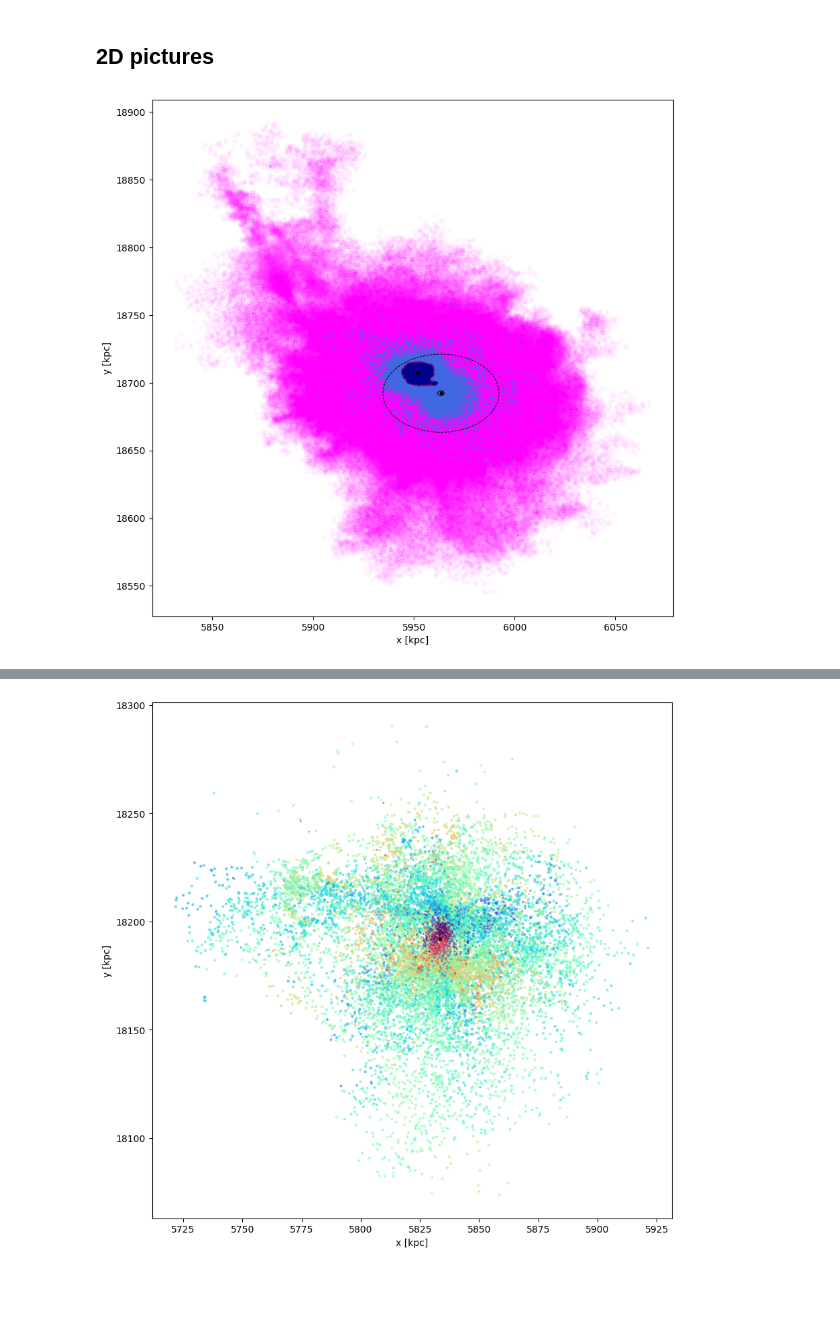
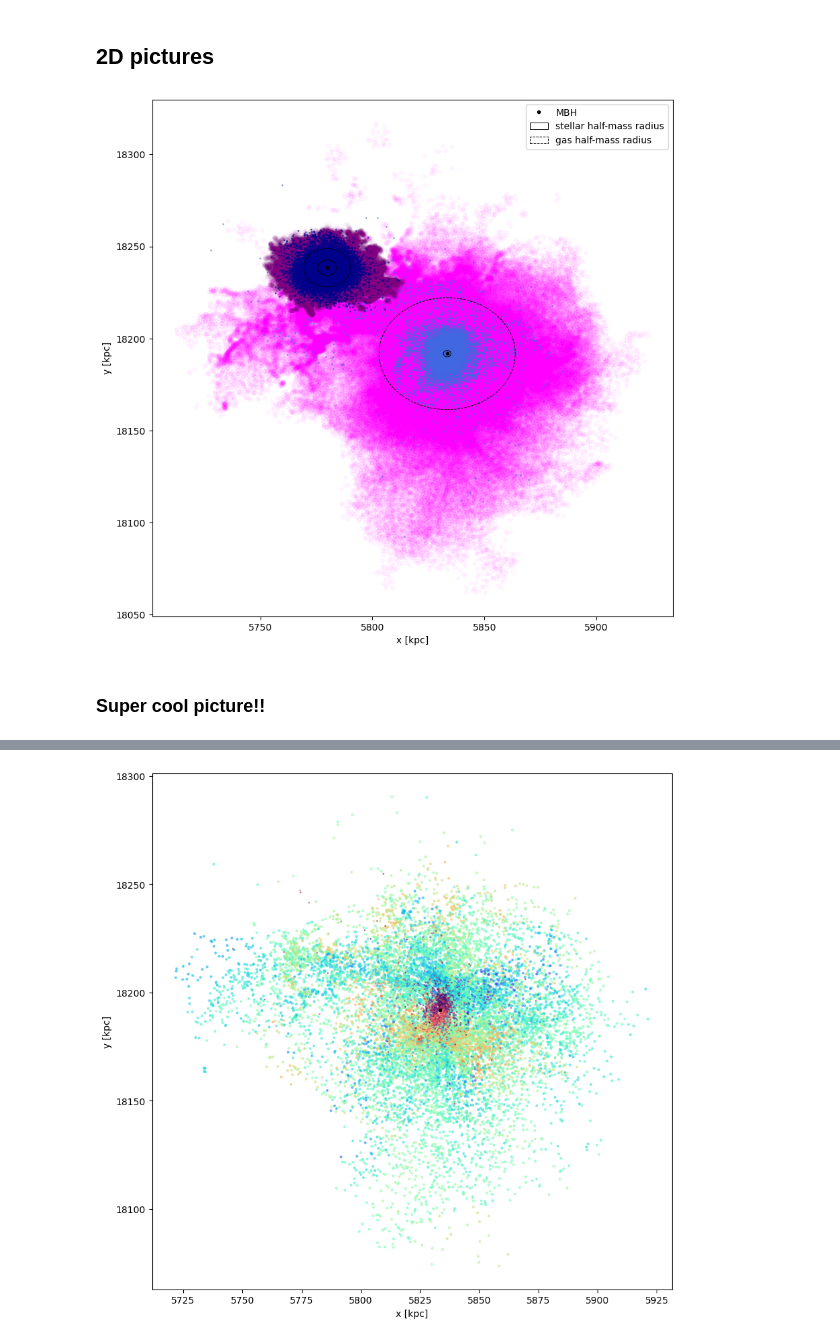
Before and after one commit to Amedeo1054/particelleeee, a Jupyter notebook: single_snapshot.ipynb, the cells around one changed output, grey strips where cells are left out. Cells and saved outputs as stored; diff of their text form; code cells hidden in the pictures; blank space fills up the shorter version.

```diff
--- a/single_snapshot.ipynb
+++ b/single_snapshot.ipynb
@@ -135,8 +135,16 @@ plt.show()
 # half-mass radius for galaxy 1
 
 HMRs = half_mass_radius(r1s, g1['Star']['Mass'][:])
-print('Stellar HMR =', HMRs, 'kpc')
+print('GALAXY 1\nStellar HMR =', HMRs, 'kpc')
 
 HMRg = half_mass_radius(r1g, g1['Gas']['Mass'][:])
 print('Gas HMR =', HMRg, 'kpc')
+
+# half-mass radius for galaxy 2
+
+HMRs2 = half_mass_radius(r2s, g2['Star']['Mass'][:])
+print('\nGALAXY 2\nStellar HMR =', HMRs2, 'kpc')
+
+HMRg2 = half_mass_radius(r2g, g2['Gas']['Mass'][:])
+print('Gas HMR =', HMRg2, 'kpc')
 # %% [output]
@@ -215,31 +322,39 @@ plt.show()
 # %%
 #secondary = True
 from matplotlib.patches import Circle
 
 fig, ax = plt.subplots(figsize=(10,10))
 x_axis = 0
 y_axis = 1
 # Primary
 plt.plot(g1['Gas']['Position'][:,x_axis], g1['Gas']['Position'][:,y_axis], 'o', color='magenta', markersize=4, alpha=0.03)
 plt.plot(g1['Star']['Position'][:,x_axis], g1['Star']['Position'][:,y_axis], 'o', color='royalblue', markersize=1, alpha=0.5)
-plt.plot(g1['BlackHole']['Position'][:,x_axis], g1['BlackHole']['Position'][:,y_axis], 'o', color='k', markersize=3)
+plt.plot(g1['BlackHole']['Position'][:,x_axis], g1['BlackHole']['Position'][:,y_axis], 'o', color='k', markersize=3, label='MBH')
 
-Cstar = Circle((g1['BlackHole']['Position'][:,x_axis], g1['BlackHole']['Position'][:,y_axis]), radius=HMRs, fill=False, color='k', linewidth=0.7, zorder=2)
-Cgas = Circle((g1['BlackHole']['Position'][:,x_axis], g1['BlackHole']['Position'][:,y_axis]), radius=HMRg, fill=False, color='k', ls='dashed', linewidth=0.7, zorder=2)
+Cstar = Circle((g1['BlackHole']['Position'][:,x_axis], g1['BlackHole']['Position'][:,y_axis]), radius=HMRs, fill=False, color='k', linewidth=0.7, zorder=2, label='stellar half-mass radius')
+Cgas = Circle((g1['BlackHole']['Position'][:,x_axis], g1['BlackHole']['Position'][:,y_axis]), radius=HMRg, fill=False, color='k', ls='dashed', linewidth=0.7, zorder=2, label='gas half-mass radius')
 ax.add_patch(Cstar)
 ax.add_patch(Cgas)
 
 # Secondary
 if secondary:
     plt.plot(g2['Gas']['Position'][:,x_axis], g2['Gas']['Position'][:,y_axis], 'o', color='purple', markersize=4, alpha=0.03)
     plt.plot(g2['Star']['Position'][:,x_axis], g2['Star']['Position'][:,y_axis], 'o', color='darkblue', markersize=1, alpha=0.5)
     plt.plot(g2['BlackHole']['Position'][:,x_axis], g2['BlackHole']['Position'][:,y_axis], 'o', color='k', markersize=3)
 
+    Cstar = Circle((g2['BlackHole']['Position'][:,x_axis], g2['BlackHole']['Position'][:,y_axis]), radius=HMRs2, fill=False, color='k', linewidth=0.7, zorder=2)
+    Cgas = Circle((g2['BlackHole']['Position'][:,x_axis], g2['BlackHole']['Position'][:,y_axis]), radius=HMRg2, fill=False, color='k', ls='dashed', linewidth=0.7, zorder=2)
+    ax.add_patch(Cstar)
+    ax.add_patch(Cgas)
+
+plt.legend()
 plt.xlabel('x [kpc]')
 plt.ylabel('y [kpc]')
 plt.show()
 # %% [output]
-[figure, old version]
+[figure, new version]
+# %% [markdown]
+### Super cool picture!!
 # %%
 #secondary = True
 from matplotlib.patches import Circle
```
Also changed, not shown: parts of 11 cells of this notebook, 1 other file.
